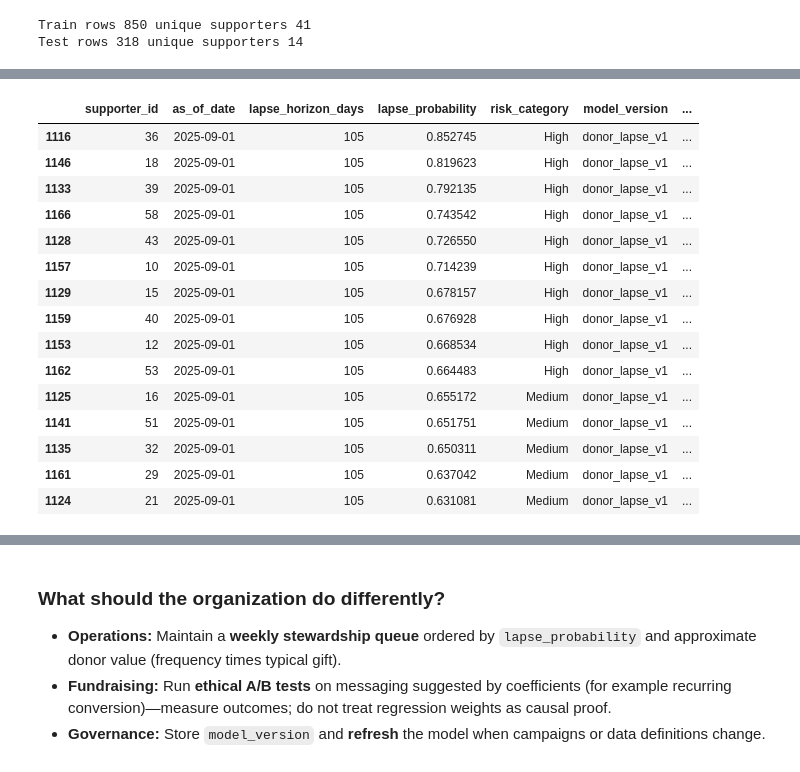
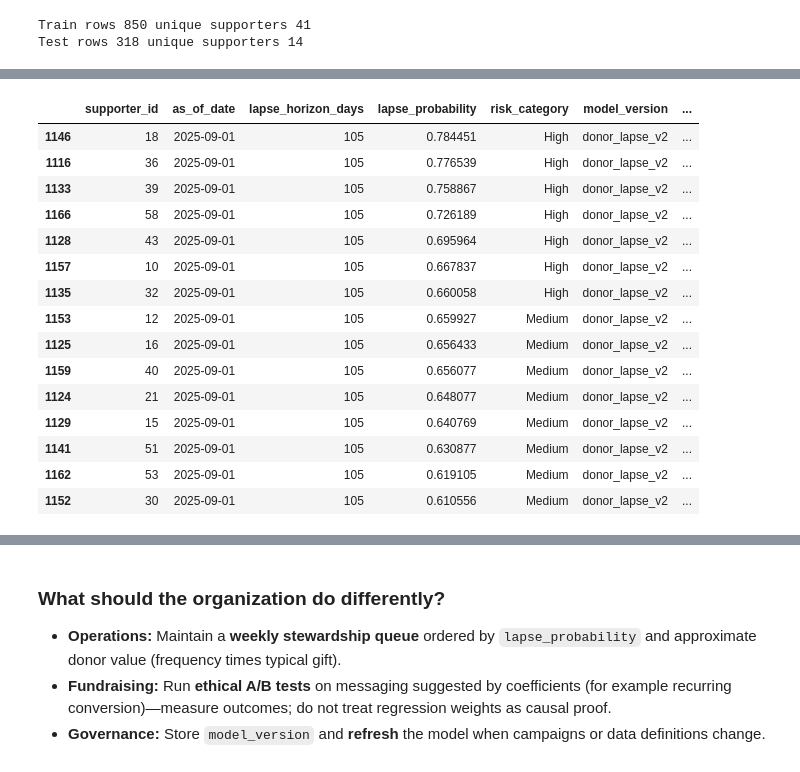
Before and after one commit to mantoangabe/Intex2ElectricBoogaloo, a Jupyter notebook: machine_learning/ml_pipelines/donor_retention.ipynb, the cells around one changed output, grey strips where cells are left out. Cells and saved outputs as stored; diff of their text form; code cells hidden in the pictures.

```diff
--- a/machine_learning/ml_pipelines/donor_retention.ipynb
+++ b/machine_learning/ml_pipelines/donor_retention.ipynb
@@ -306,7 +313,8 @@ numeric_cols = [
 fig, axes = plt.subplots(2, 4, figsize=(14, 7))
 axes = axes.ravel()
 for ax, col in zip(axes, numeric_cols):
-    sns.histplot(eda[col], kde=True, ax=ax, color="#2c7fb8")
+    s = eda[col].dropna() if col == "mean_intergift_days" else eda[col]
+    sns.histplot(s, kde=True, ax=ax, color="#2c7fb8")
     ax.set_title(col)
 plt.tight_layout()
 plt.show()
@@ -328,7 +336,7 @@ sns.scatterplot(
 plt.title("Frequency vs recency (sample), colored by lapse")
 plt.show()
 
-corr = eda[numeric_cols + ["lapse_next_window"]].corr(numeric_only=True)
+corr = eda[numeric_cols + ["lapse_next_window"]].corr(numeric_only=True, min_periods=30)
 plt.figure(figsize=(9, 7))
 sns.heatmap(corr, annot=True, fmt=".2f", cmap="vlag", center=0)
 plt.title("Correlation matrix (numeric features + target)")
@@ -727,57 +873,52 @@ def risk_tier(p: float) -> str:
     return "Low"
 
 
-final_pipe = make_full_pipeline(
-    LogisticRegression(
-        max_iter=3000,
-        class_weight="balanced",
-        random_state=RANDOM_STATE,
-    )
-)
+# Refit winning tuned pipeline (same steps as evaluation) on all labeled rows for deployment export.
+final_pipe = clone(best_pipe)
 final_pipe.fit(X, y)
 
 latest_as_of = panel_df["as_of_date"].max()
 score_rows = panel_df[panel_df["as_of_date"] == latest_as_of].copy()
 X_score = score_rows[FEATURE_NUM + FEATURE_CAT]
 score_rows = score_rows.assign(
     lapse_probability=final_pipe.predict_proba(X_score)[:, 1],
 )
 score_rows["risk_category"] = score_rows["lapse_probability"].map(risk_tier)
-score_rows["model_version"] = "donor_lapse_v1"
+score_rows["model_version"] = "donor_lapse_v2"
 score_rows["lapse_horizon_days"] = LAPSE_HORIZON_DAYS
 
 preview = score_rows[
     [
         "supporter_id",
         "as_of_date",
         "lapse_horizon_days",
         "lapse_probability",
         "risk_category",
         "model_version",
         "recency_days",
         "frequency",
     ]
 ].sort_values("lapse_probability", ascending=False)
 
 dump(final_pipe, OUTPUT_DIR / "donor_lapse_model.joblib")
 preview.head(15)
 # %% [output]
 |  | supporter_id | as_of_date | lapse_horizon_days | lapse_probability | risk_category | model_version | ... |
-| 1116 | 36 | 2025-09-01 | 105 | 0.852745 | High | donor_lapse_v1 | ... |
-| 1146 | 18 | 2025-09-01 | 105 | 0.819623 | High | donor_lapse_v1 | ... |
-| 1133 | 39 | 2025-09-01 | 105 | 0.792135 | High | donor_lapse_v1 | ... |
-| 1166 | 58 | 2025-09-01 | 105 | 0.743542 | High | donor_lapse_v1 | ... |
-| 1128 | 43 | 2025-09-01 | 105 | 0.726550 | High | donor_lapse_v1 | ... |
-| 1157 | 10 | 2025-09-01 | 105 | 0.714239 | High | donor_lapse_v1 | ... |
-| 1129 | 15 | 2025-09-01 | 105 | 0.678157 | High | donor_lapse_v1 | ... |
-| 1159 | 40 | 2025-09-01 | 105 | 0.676928 | High | donor_lapse_v1 | ... |
-| 1153 | 12 | 2025-09-01 | 105 | 0.668534 | High | donor_lapse_v1 | ... |
-| 1162 | 53 | 2025-09-01 | 105 | 0.664483 | High | donor_lapse_v1 | ... |
-| 1125 | 16 | 2025-09-01 | 105 | 0.655172 | Medium | donor_lapse_v1 | ... |
-| 1141 | 51 | 2025-09-01 | 105 | 0.651751 | Medium | donor_lapse_v1 | ... |
-| 1135 | 32 | 2025-09-01 | 105 | 0.650311 | Medium | donor_lapse_v1 | ... |
-| 1161 | 29 | 2025-09-01 | 105 | 0.637042 | Medium | donor_lapse_v1 | ... |
-| 1124 | 21 | 2025-09-01 | 105 | 0.631081 | Medium | donor_lapse_v1 | ... |
+| 1146 | 18 | 2025-09-01 | 105 | 0.784451 | High | donor_lapse_v2 | ... |
+| 1116 | 36 | 2025-09-01 | 105 | 0.776539 | High | donor_lapse_v2 | ... |
+| 1133 | 39 | 2025-09-01 | 105 | 0.758867 | High | donor_lapse_v2 | ... |
+| 1166 | 58 | 2025-09-01 | 105 | 0.726189 | High | donor_lapse_v2 | ... |
+| 1128 | 43 | 2025-09-01 | 105 | 0.695964 | High | donor_lapse_v2 | ... |
+| 1157 | 10 | 2025-09-01 | 105 | 0.667837 | High | donor_lapse_v2 | ... |
+| 1135 | 32 | 2025-09-01 | 105 | 0.660058 | High | donor_lapse_v2 | ... |
+| 1153 | 12 | 2025-09-01 | 105 | 0.659927 | Medium | donor_lapse_v2 | ... |
+| 1125 | 16 | 2025-09-01 | 105 | 0.656433 | Medium | donor_lapse_v2 | ... |
+| 1159 | 40 | 2025-09-01 | 105 | 0.656077 | Medium | donor_lapse_v2 | ... |
+| 1124 | 21 | 2025-09-01 | 105 | 0.648077 | Medium | donor_lapse_v2 | ... |
+| 1129 | 15 | 2025-09-01 | 105 | 0.640769 | Medium | donor_lapse_v2 | ... |
+| 1141 | 51 | 2025-09-01 | 105 | 0.630877 | Medium | donor_lapse_v2 | ... |
+| 1162 | 53 | 2025-09-01 | 105 | 0.619105 | Medium | donor_lapse_v2 | ... |
+| 1152 | 30 | 2025-09-01 | 105 | 0.610556 | Medium | donor_lapse_v2 | ... |
 # %%
 records = preview.head(5).to_dict(orient="records")
 for r in records:
```
Also changed, not shown: parts of 17 cells of this notebook, 5 other files.
